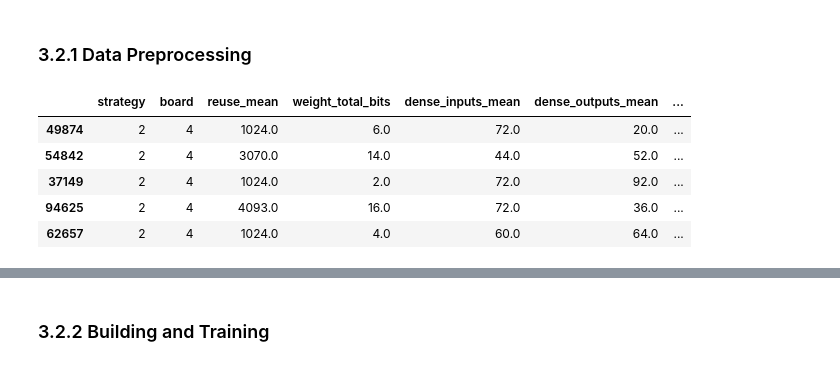
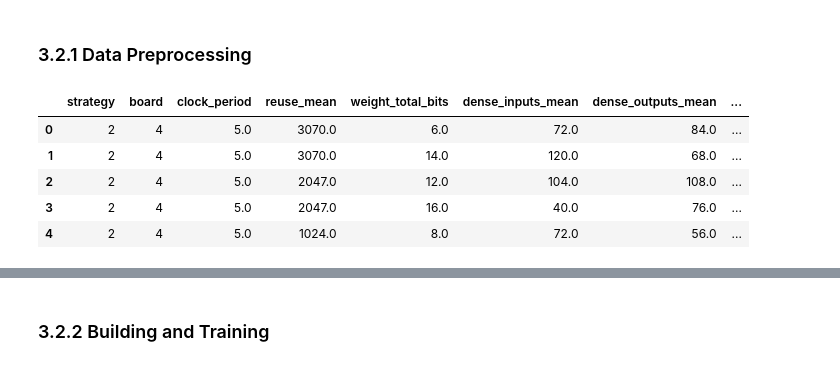
Before and after one commit to IMPETUS-UdeS/rule4ml, a Jupyter notebook: notebooks/tutorial.ipynb, the cells around one changed output, grey strips where cells are left out. Drawn from its saved outputs; the diff is of its cells as text; code cells hidden in the pictures.

```diff
--- a/notebooks/tutorial.ipynb
+++ b/notebooks/tutorial.ipynb
@@ -396,0 +325,38 @@ Test Dataframe: (22579, 138)
+# %%
+train_meta_data, train_global_inputs, train_targets = get_global_data(train_json_data)
+train_sequential_inputs = get_sequential_data(train_json_data)
+
+test_meta_data, test_global_inputs, test_targets = get_global_data(test_json_data)
+test_sequential_inputs = get_sequential_data(test_json_data)
+
+# Ordinal encoding of categorical inputs
+global_categorical_maps = {
+    "strategy": default_strategy_map,
+    "board": default_board_map,
+}
+sequential_categorical_maps = {
+    "layer_type": default_layer_type_map,
+}
+
+train_df = to_dataframe(
+    meta_data=train_meta_data,
+    global_inputs=train_global_inputs,
+    sequential_inputs=train_sequential_inputs,
+    global_categorical_maps=global_categorical_maps,
+    sequential_categorical_maps=sequential_categorical_maps,
+    targets=train_targets,
+)
+
+test_df = to_dataframe(
+    meta_data=test_meta_data,
+    global_inputs=test_global_inputs,
+    sequential_inputs=test_sequential_inputs,
+    global_categorical_maps=global_categorical_maps,
+    sequential_categorical_maps=sequential_categorical_maps,
+    targets=test_targets,
+)
+
+print(f"Train Dataframe: {train_df.shape}")
+print(f"Test Dataframe: {test_df.shape}")
+
+train_df.head()
@@ -433,6 +408,7 @@ for data in json_data:
 feature_labels = [  # Selecting input features
     "strategy",
     "board",
+    "clock_period",
     # "precision",
     # "model_total_bits",
     # "model_integer_bits",
@@ -552,39 +528,39 @@ feature_labels = [  # Selecting input features
     # "tanh_inputs_max",
     # "tanh_inputs_max_idx",
     # "tanh_outputs_mean",
     # "tanh_outputs_min",
     # "tanh_outputs_min_idx",
     # "tanh_outputs_max",
     # "tanh_outputs_max_idx",
     # "tanh_count",
     # "softmax_inputs_mean",
     # "softmax_inputs_min",
     # "softmax_inputs_min_idx",
     # "softmax_inputs_max",
     # "softmax_inputs_max_idx",
     # "softmax_outputs_mean",
     # "softmax_outputs_min",
     # "softmax_outputs_min_idx",
     # "softmax_outputs_max",
     # "softmax_outputs_max_idx",
     # "softmax_count",
     # "total_mult",
     # "total_add",
     # "total_logical",
     # "total_lookup",
 ]
 
 train_inputs_df = train_df[feature_labels].copy()
 test_inputs_df = test_df[feature_labels].copy()
 
 train_inputs_df.head()
 # %% [output]
-|  | strategy | board | reuse_mean | weight_total_bits | dense_inputs_mean | dense_outputs_mean | ... |
-| 49874 | 2 | 4 | 1024.0 | 6.0 | 72.0 | 20.0 | ... |
-| 54842 | 2 | 4 | 3070.0 | 14.0 | 44.0 | 52.0 | ... |
-| 37149 | 2 | 4 | 1024.0 | 2.0 | 72.0 | 92.0 | ... |
-| 94625 | 2 | 4 | 4093.0 | 16.0 | 72.0 | 36.0 | ... |
-| 62657 | 2 | 4 | 1024.0 | 4.0 | 60.0 | 64.0 | ... |
+|  | strategy | board | clock_period | reuse_mean | weight_total_bits | dense_inputs_mean | dense_outputs_mean | ... |
+| 0 | 2 | 4 | 5.0 | 3070.0 | 6.0 | 72.0 | 84.0 | ... |
+| 1 | 2 | 4 | 5.0 | 3070.0 | 14.0 | 120.0 | 68.0 | ... |
+| 2 | 2 | 4 | 5.0 | 2047.0 | 12.0 | 104.0 | 108.0 | ... |
+| 3 | 2 | 4 | 5.0 | 2047.0 | 16.0 | 40.0 | 76.0 | ... |
+| 4 | 2 | 4 | 5.0 | 1024.0 | 8.0 | 72.0 | 56.0 | ... |
 # %%
 target_labels = ["lut"]
 
```
Also changed, not shown: parts of 35 cells of this notebook, 5 other files.
